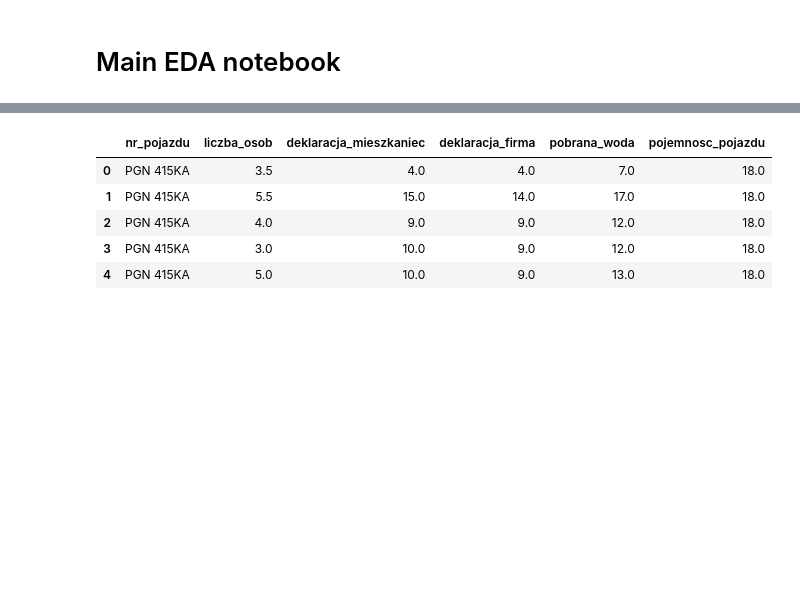
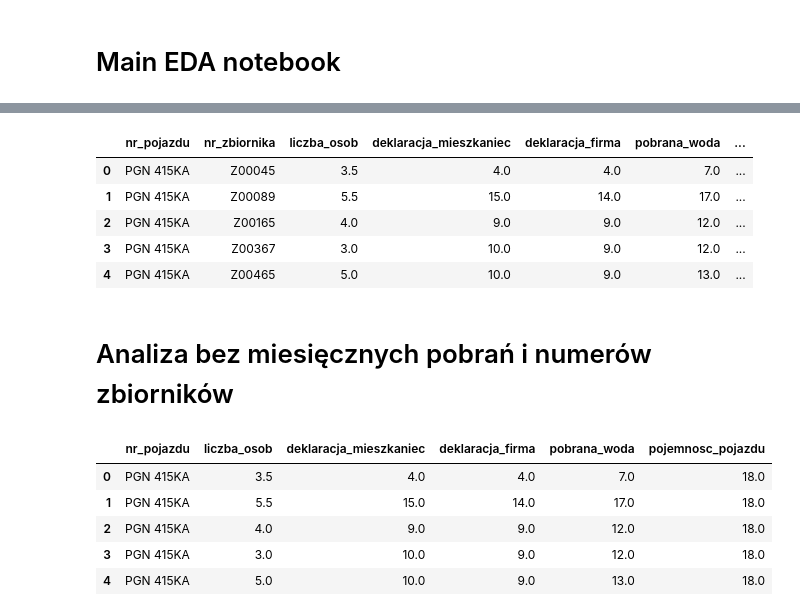
Before and after one commit to hackathonteam/klimaton_back, a Jupyter notebook: merger.ipynb, the cells around one changed output, grey strips where cells are left out. Cells and saved outputs as stored; diff of their text form; code cells hidden in the pictures; blank space fills up the shorter version.

```diff
--- a/merger.ipynb
+++ b/merger.ipynb
@@ -119,6 +118,17 @@ df = licz_os_dekl_pojaz.drop(['adres_licznika', 'osoba',
                               'nr_licznika', 'nr_koncesji',
                               'nazwa_firmy', 'adres_firmy',
                               'data_odbioru'], axis = 1)
+# %%
+df.head()
+# %% [output]
+|  | nr_pojazdu | nr_zbiornika | liczba_osob | deklaracja_mieszkaniec | deklaracja_firma | pobrana_woda | ... |
+| 0 | PGN 415KA | Z00045 | 3.5 | 4.0 | 4.0 | 7.0 | ... |
+| 1 | PGN 415KA | Z00089 | 5.5 | 15.0 | 14.0 | 17.0 | ... |
+| 2 | PGN 415KA | Z00165 | 4.0 | 9.0 | 9.0 | 12.0 | ... |
+| 3 | PGN 415KA | Z00367 | 3.0 | 10.0 | 9.0 | 12.0 | ... |
+| 4 | PGN 415KA | Z00465 | 5.0 | 10.0 | 9.0 | 13.0 | ... |
+# %% [markdown]
+# Analiza bez miesięcznych pobrań i numerów zbiorników
 # %%
 # drop that is controversial - experimental
 df_bez_zbiornikow = df.drop(['nr_zbiornika'], axis = 1)
```
Also changed, not shown: parts of 14 cells of this notebook, 1 other file.
